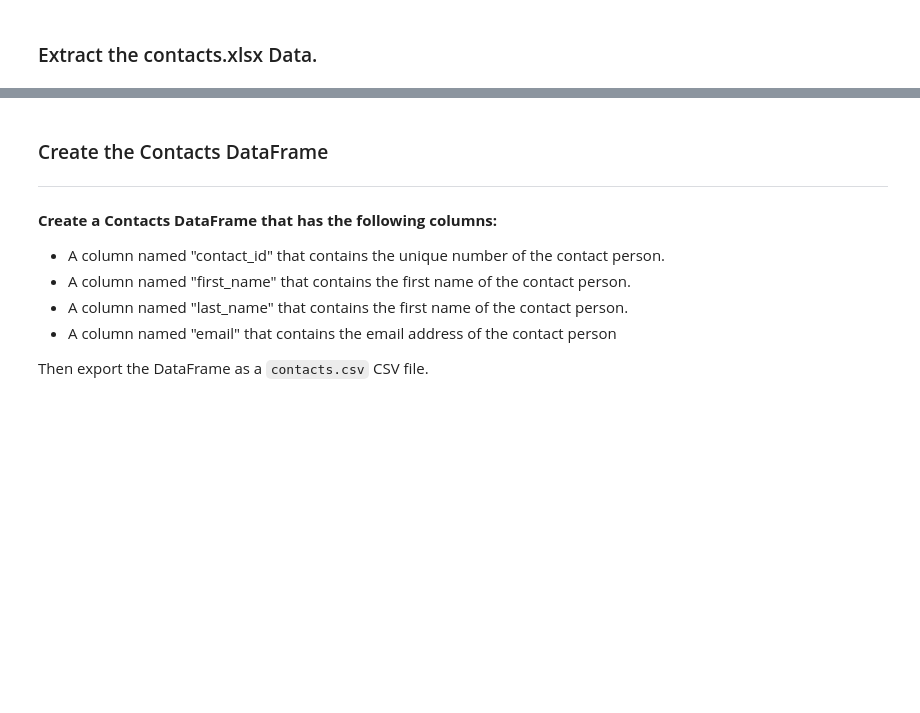
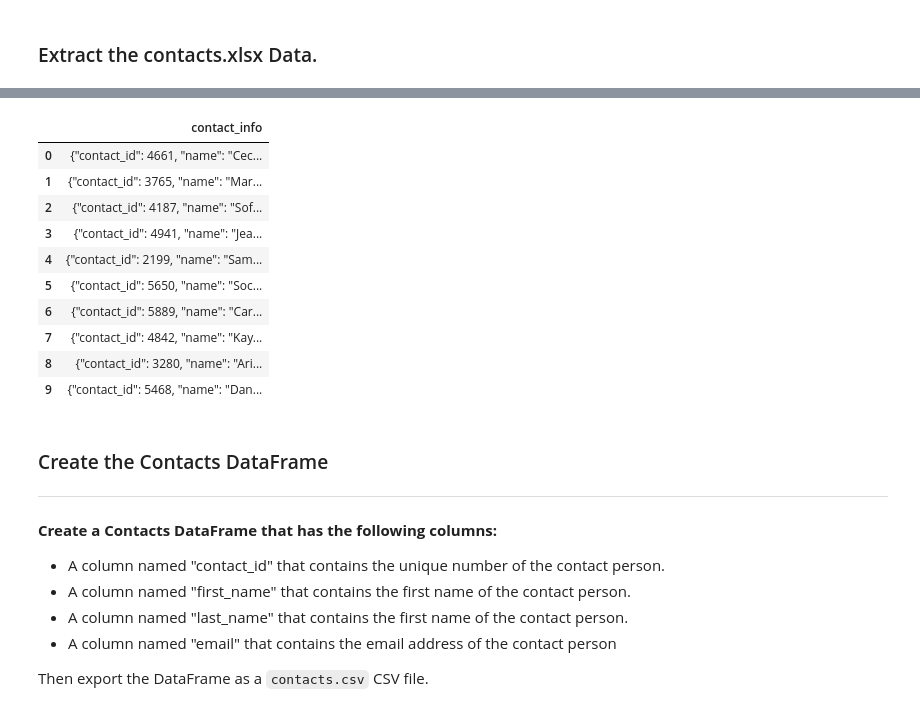
Before and after one commit to AlbertoL1990/Crowdfunding_ETL, a Jupyter notebook: ETL_Mini_Project_Amedina_Nmincucci.ipynb.ipynb, the cells around one changed output, grey strips where cells are left out. Saved outputs shown, nothing was run; the diff lists cells and outputs as text; code cells hidden in the pictures; blank space fills up the shorter version.

```diff
--- a/ETL_Mini_Project_Amedina_Nmincucci.ipynb.ipynb
+++ b/ETL_Mini_Project_Amedina_Nmincucci.ipynb.ipynb
@@ -314,3 +345,21 @@ contact_info_df.head()
+# %%
+# Drop the first row (index 0)
+contact_info_df = contact_info_df.drop(index=0).reset_index(drop=True)
+
+# Display the first few rows to verify the change
+contact_info_df.head(10)
+# %% [output]
+|  | contact_info |
+| 0 | {"contact_id": 4661, "name": "Cec... |
+| 1 | {"contact_id": 3765, "name": "Mar... |
+| 2 | {"contact_id": 4187, "name": "Sof... |
+| 3 | {"contact_id": 4941, "name": "Jea... |
+| 4 | {"contact_id": 2199, "name": "Sam... |
+| 5 | {"contact_id": 5650, "name": "Soc... |
+| 6 | {"contact_id": 5889, "name": "Car... |
+| 7 | {"contact_id": 4842, "name": "Kay... |
+| 8 | {"contact_id": 3280, "name": "Ari... |
+| 9 | {"contact_id": 5468, "name": "Dan... |
 # %% [markdown]
 ### Create the Contacts DataFrame
 ---
```
Also changed, not shown: parts of 15 cells of this notebook, 2 other files.
